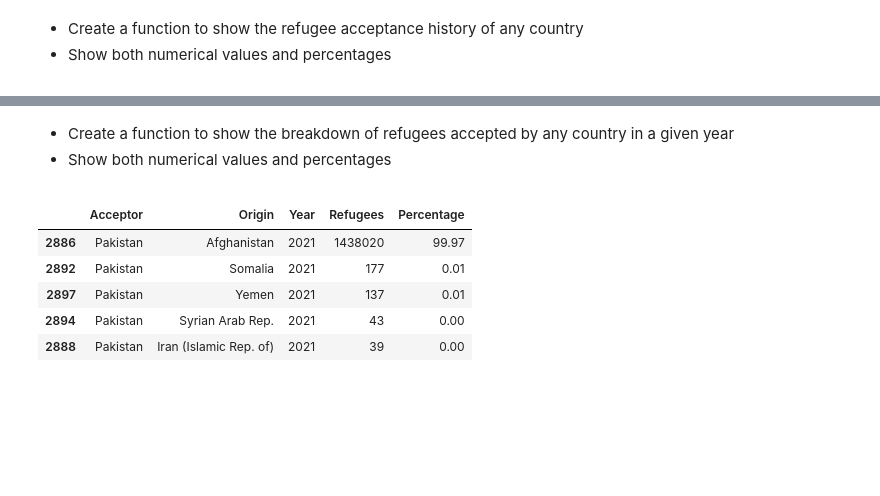
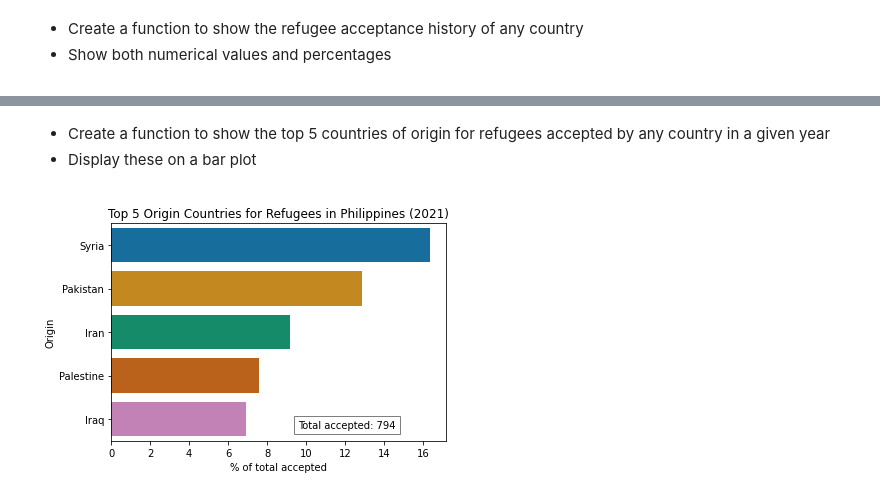
Before and after one commit to nss-data-science-cohort-7/un-exploration-sourish33, a Jupyter notebook: notebooks/refugees.ipynb, the cells around one changed output, grey strips where cells are left out. Drawn from its saved outputs; the diff is of its cells as text; code cells hidden in the pictures; blank space fills up the shorter version.

```diff
--- a/notebooks/refugees.ipynb
+++ b/notebooks/refugees.ipynb
@@ -203,23 +288,35 @@ make_refugee_acceptance_plot("Italy")
 </style>
 <div class="md">
 <ul>
-<li>Create a function to show the breakdown of refugees accepted by any country in a given year</li>
-<li>Show both numerical values and percentages</li>
+<li>Create a function to show the top 5 countries of origin for refugees accepted by any country in a given year</li>
+<li>Display these on a bar plot</li>
 </ul>
 </div>
 # %%
-country = "Pakistan"
+import random
 yr =2021
-df= refugees_df[(refugees_df["Acceptor"]==country) & (refugees_df["Year"] == yr) ]
-total = refugees_df[(refugees_df["Acceptor"]==country) & (refugees_df["Year"] == yr) ]["Refugees"].sum()
-df = df.sort_values(by="Refugees",ascending=False)
-df["Percentage"] = 100*df["Refugees"]/total
-df["Percentage"] = df["Percentage"].round(2)
-df.head()
+def make_refugee_origins_plot(country, yr):
+    df= refugees_df[(refugees_df["Acceptor"]==country) & (refugees_df["Year"] == yr) ]
+    if df.empty:
+          print(f'No Data available for {country} in {yr}')
+          return
+    total = refugees_df[(refugees_df["Acceptor"]==country) & (refugees_df["Year"] == yr) ]["Refugees"].sum()
+    df = df.sort_values(by="Refugees",ascending=False)
+    df = df.head()
+    df["Percentage"] = 100*df["Refugees"]/total
+    df["Percentage"] = df["Percentage"].round(2)
+    palettes = ["deep", "pastel", "colorblind", "dark", "muted"]
+    sns.set_palette(random.choice(palettes))
+    ax = sns.barplot(data=df, x="Percentage", y="Origin")
+    ax.set_xlabel("% of total accepted")
+    plt.title(f"Top 5 Origin Countries for Refugees in {country} ({yr})")
+    plt.text(0.85, 0.05, f"Total accepted: {total}", transform=ax.transAxes,
+         fontsize=10, color='black', va='bottom', ha='right', bbox=dict(facecolor='white', alpha=0.5))
+    plt.show()
-# %% [output]
-|  | Acceptor | Origin | Year | Refugees | Percentage |
-| 2886 | Pakistan | Afghanistan | 2021 | 1438020 | 99.97 |
-| 2892 | Pakistan | Somalia | 2021 | 177 | 0.01 |
-| 2897 | Pakistan | Yemen | 2021 | 137 | 0.01 |
-| 2894 | Pakistan | Syrian Arab Rep. | 2021 | 43 | 0.00 |
-| 2888 | Pakistan | Iran (Islamic Rep. of) | 2021 | 39 | 0.00 |
+# %%
+country = "Philippines"
+yr = 2021
+make_refugee_origins_plot(country, yr)
+# df= refugees_df[(refugees_df["Acceptor"]==country) & (refugees_df["Year"] == yr) ]
+# %% [output]
+[figure, added]
```
Also changed, not shown: parts of 9 cells of this notebook.
